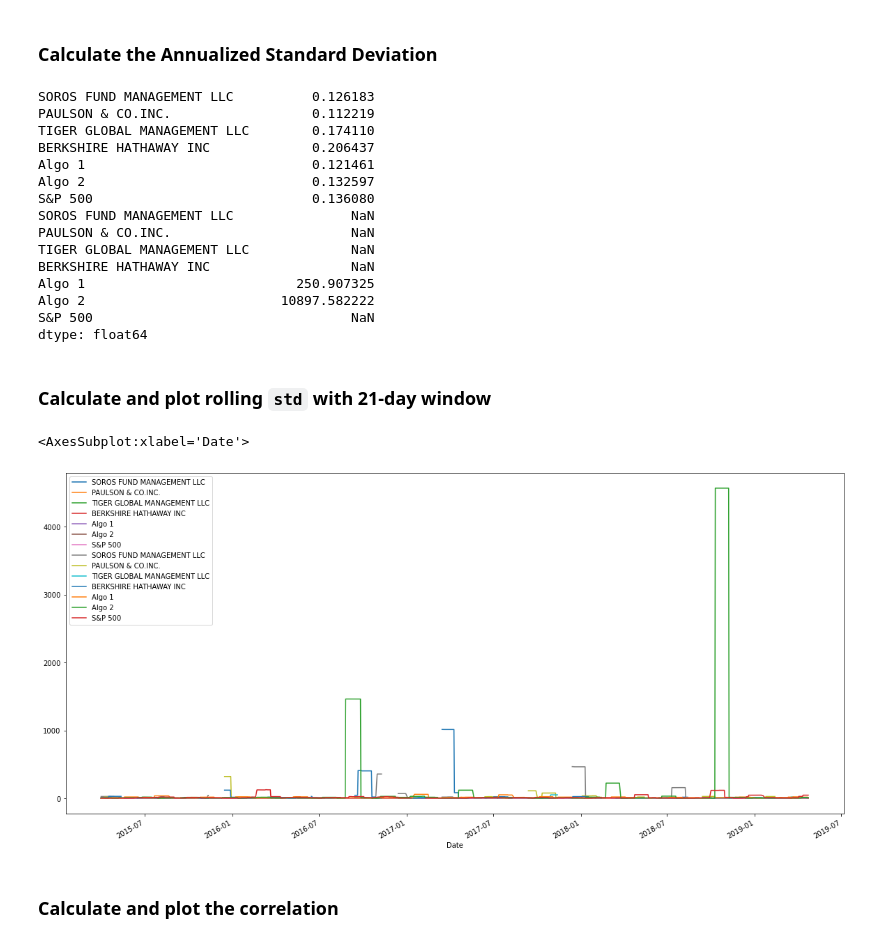
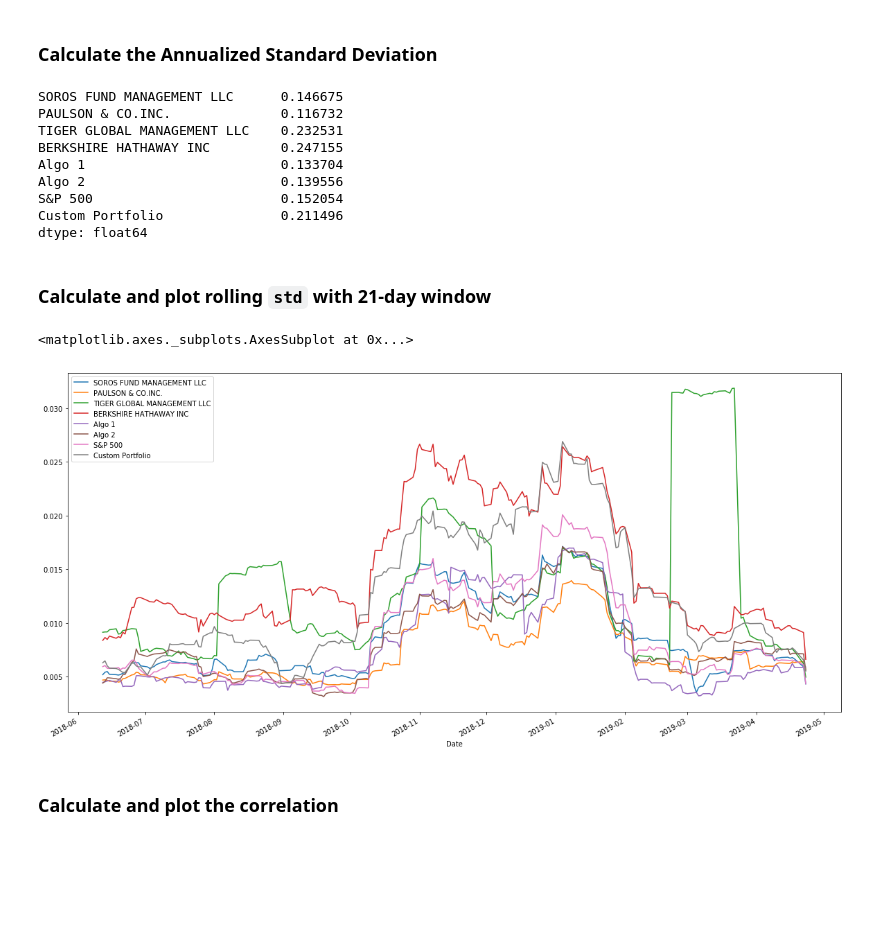
Before and after one commit to Angelboy-commercial/Python-Homework, a Jupyter notebook: Pandas_HW/whale_analysis.ipynb, the cells around one changed output. Saved outputs shown, nothing was run; the diff lists cells and outputs as text; code cells hidden in the pictures; blank space fills up the shorter version.

```diff
--- a/Pandas_HW/whale_analysis.ipynb
+++ b/Pandas_HW/whale_analysis.ipynb
@@ -276,10 +338,10 @@ ValueError: Length mismatch: Expected axis has 6 elements, new values have 3 ele
 # %%
 # Calculate daily returns
-new_combined_returns = combined_returns.pct_change()
+portfolio_returns = new_portfolio.pct_change()
 
 # Drop NAs
-new_combined_returns.dropna()
+portfolio_returns.dropna(inplace=True)
 
 # Display sample data
-new_combined_returns
+portfolio_returns
 # %% [output]
@@ -304,7 +366,7 @@ new_combined_returns
 weights = [1/3, 1/3, 1/3]
 
 # Calculate portfolio return
-weighted_return = new_combined_returns.dot(weights)
+weighted_return = portfolio_returns.dot(weights)
 # Display sample data
 weighted_return
 # %% [output]
@@ -313,7 +387,8 @@ ValueError: Dot product shape mismatch, (1043, 7) vs (3,)
 ## Join your portfolio returns to the DataFrame that contains all of the portfolio returns
 # %%
 # Join your returns DataFrame to the original returns DataFrame
-all_total_returns = pd.concat([combined_returns, new_combined_returns], axis='columns', join='inner')
+combined_returns['Custom Portfolio'] = weighted_return
 # %%
 # Only compare dates where return data exists for all the stocks (drop NaNs)
-all_total_returns.dropna(inplace=True)
+combined_returns.dropna(inplace=True)
+combined_returns
@@ -323,32 +413,27 @@ all_total_returns.dropna(inplace=True)
 ### Calculate the Annualized Standard Deviation
 # %%
 # Calculate the annualized `std`
-total_annualized_std = all_total_returns.std() * np.sqrt(252)
+total_annualized_std = combined_returns.std() * np.sqrt(252)
+total_annualized_std
 # %% [output]
-SOROS FUND MANAGEMENT LLC          0.126183
-PAULSON & CO.INC.                  0.112219
-TIGER GLOBAL MANAGEMENT LLC        0.174110
-BERKSHIRE HATHAWAY INC             0.206437
-Algo 1                             0.121461
-Algo 2                             0.132597
-S&P 500                            0.136080
-SOROS FUND MANAGEMENT LLC               NaN
-PAULSON & CO.INC.                       NaN
-TIGER GLOBAL MANAGEMENT LLC             NaN
-BERKSHIRE HATHAWAY INC                  NaN
-Algo 1                           250.907325
-Algo 2                         10897.582222
-S&P 500                                 NaN
+SOROS FUND MANAGEMENT LLC      0.146675
+PAULSON & CO.INC.              0.116732
+TIGER GLOBAL MANAGEMENT LLC    0.232531
+BERKSHIRE HATHAWAY INC         0.247155
+Algo 1                         0.133704
+Algo 2                         0.139556
+S&P 500                        0.152054
+Custom Portfolio               0.211496
 dtype: float64
 # %% [markdown]
 ### Calculate and plot rolling `std` with 21-day window
 # %%
 # Calculate rolling standard deviation
-all_total_returns.rolling(window=21).std().plot(figsize=(20,10))
+combined_returns.rolling(window=21).std().plot(figsize=(20,10))
 # # Plot rolling standard deviation
 # %% [output]
-<AxesSubplot:xlabel='Date'>
+<matplotlib.axes._subplots.AxesSubplot at 0x...>
-[figure, old version]
+[figure, new version]
 # %% [markdown]
 ### Calculate and plot the correlation
 # %%
```
Also changed, not shown: parts of 28 cells of this notebook.
